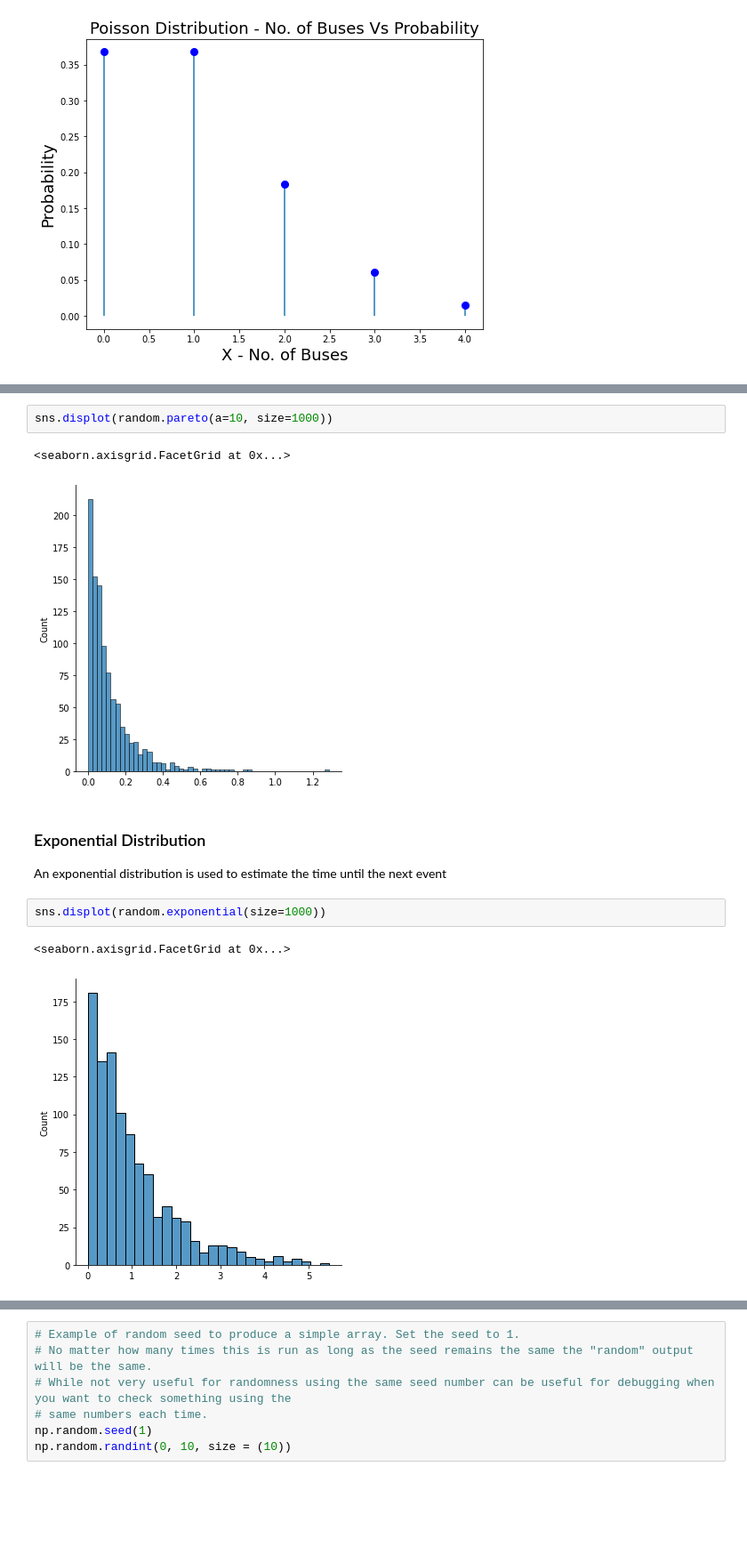
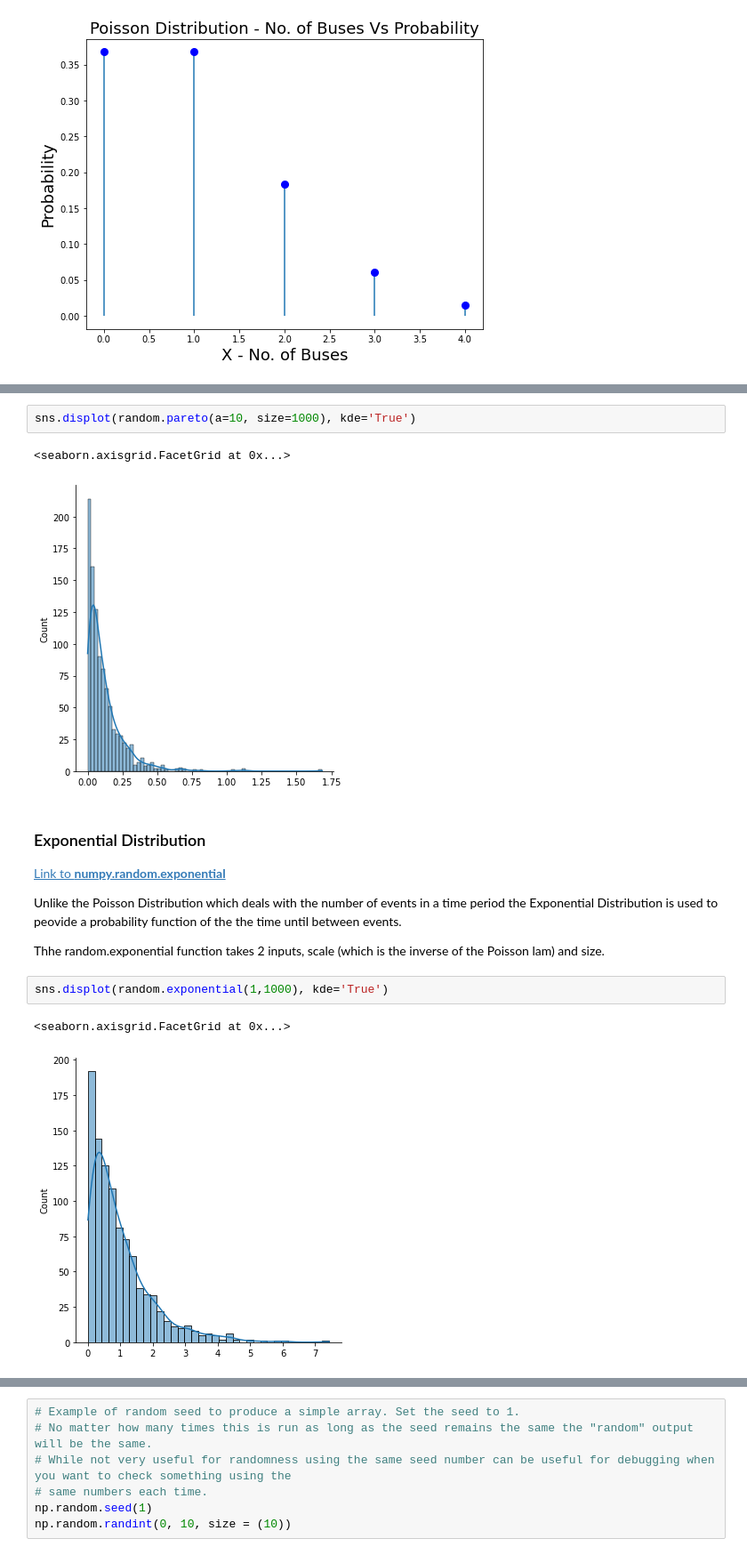
Before and after one commit to donneger/numpy_random, a Jupyter notebook: random.ipynb, the cells around one changed output, grey strips where cells are left out. Shown: that part at 89% size. Saved outputs shown, nothing was run; the diff lists cells and outputs as text; blank space fills up the shorter version.

Commit message:
Updating the section on the Exponential distrinution with new examples

```diff
--- a/random.ipynb
+++ b/random.ipynb
@@ -407,16 +406,21 @@ in numpy random.pareto the inputs are the shape of the distribution and the size
 # %%
-sns.displot(random.pareto(a=10, size=1000))
+sns.displot(random.pareto(a=10, size=1000), kde='True')
 # %% [output]
 <seaborn.axisgrid.FacetGrid at 0x...>
-[figure, old version]
+[figure, new version]
 # %% [markdown]
 ### Exponential Distribution
- An exponential distribution is used to estimate the time until the next event
+
+[Link to **numpy.random.exponential**](https://numpy.org/doc/stable/reference/random/generated/numpy.random.exponential.html)
+
+Unlike the Poisson Distribution which deals with the number of events in a time period the Exponential Distribution is used to peovide a probability function of the the time until between events.
+
+Thhe random.exponential function takes 2 inputs, scale (which is the inverse of the Poisson lam) and size.
 # %%
-sns.displot(random.exponential(size=1000))
+sns.displot(random.exponential(1,1000), kde='True')
 # %% [output]
 <seaborn.axisgrid.FacetGrid at 0x...>
-[figure, old version]
+[figure, new version]
 # %% [markdown]
 ### Section 4 - Use of Seeds to Generate PseudoRandom Numbers.
 As stated above pseudo-random numbers are not in fact true random numbers, in the context of numpy random they are computer generated numbers that are intended to appear random. A computer must follow a predetermined program or algorithim in order to generate these numbers and they use various techniques to produce random numbers that approximate true random numbers.
```
Also changed, not shown: parts of 24 cells of this notebook.
